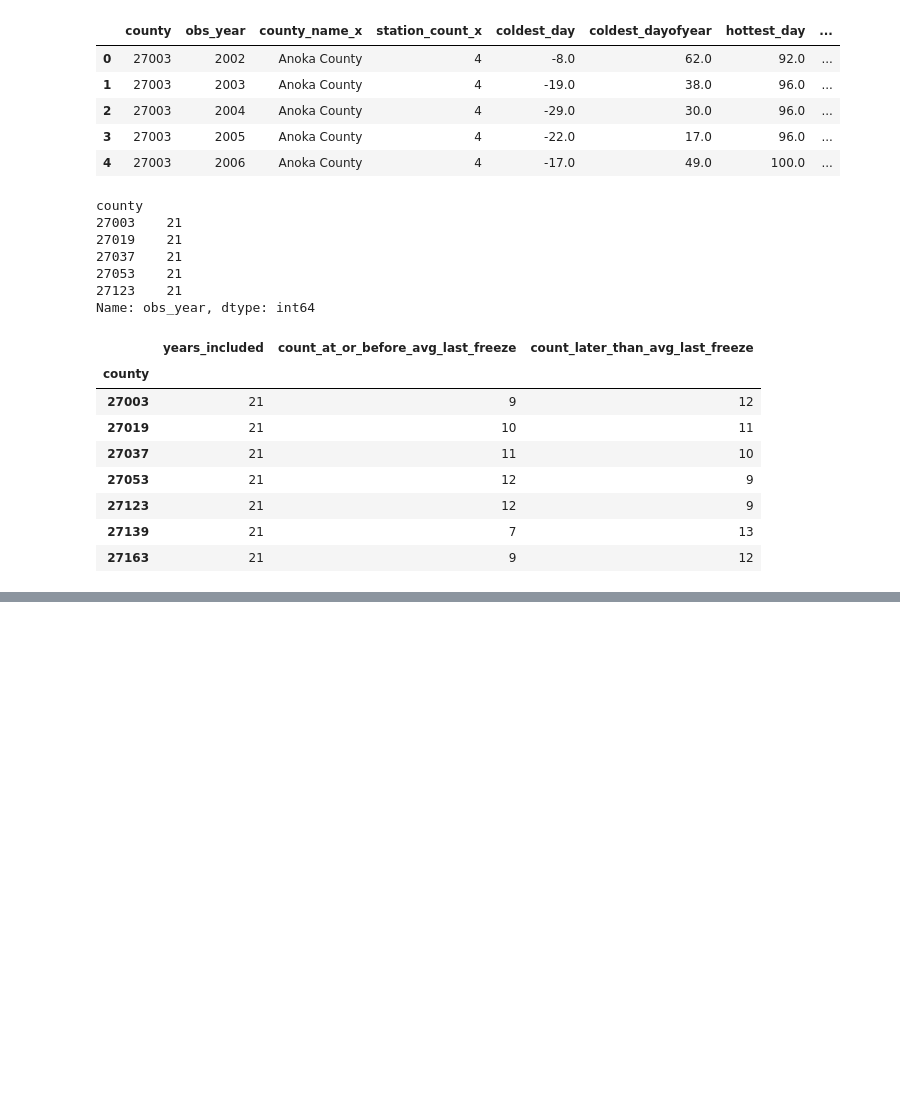
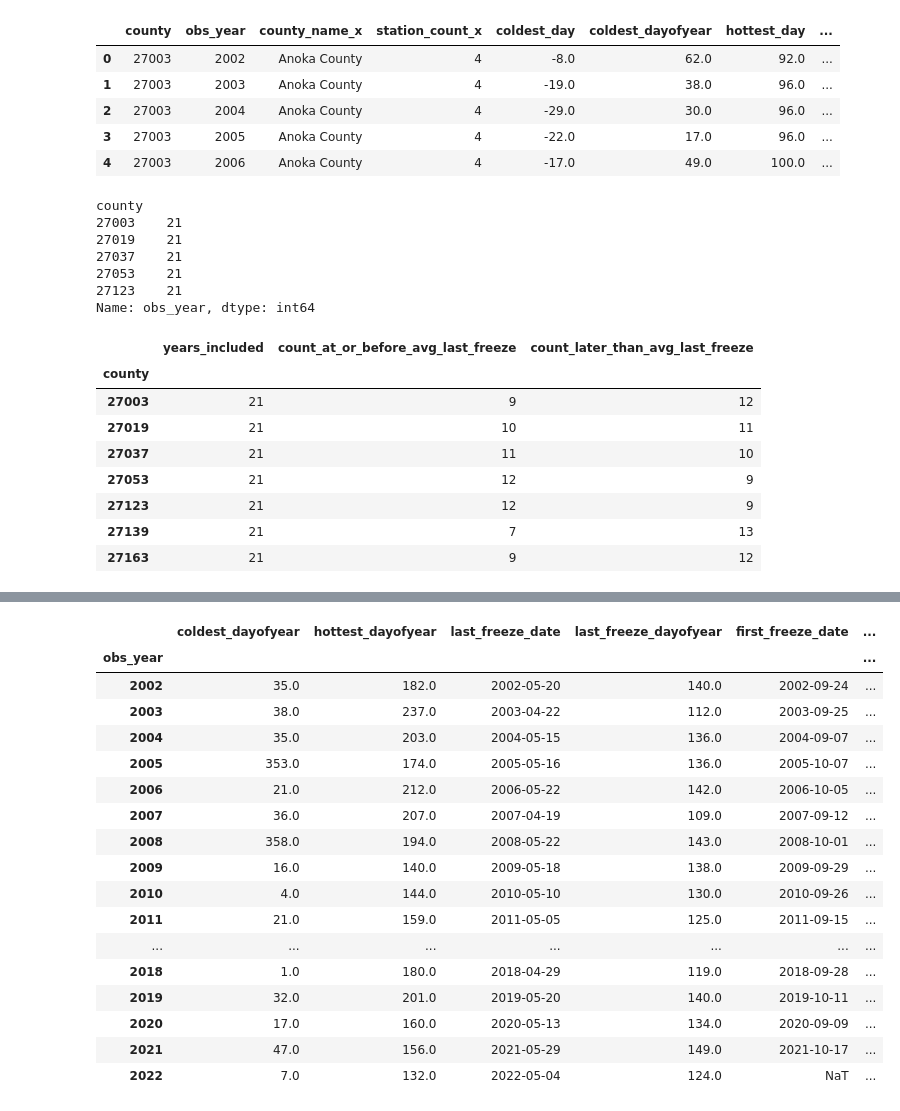
Before and after one commit to UofM-Final-Project/Home_Gardeners_Analysis, a Jupyter notebook: scripts/county_processing.ipynb, the cells around one changed output, grey strips where cells are left out. Cells and saved outputs as stored; diff of their text form; code cells hidden in the pictures; blank space fills up the shorter version.

Commit message:
Added logic/erd-changes for All Stations by year

```diff
--- a/scripts/county_processing.ipynb
+++ b/scripts/county_processing.ipynb
@@ -248,0 +233,21 @@ county_metrics_full_df.head(20)
+# %%
+agg_years_df = years_df.set_index(['obs_year'])
+
+# get the last frost date of each county for each year of data
+last_freeze_df = merged_county_and_yearly_df.groupby(["obs_year"])[['last_freeze_date','last_freeze_dayofyear']].max()
+
+# # get the first freeze in the fall
+first_freeze_df = merged_county_and_yearly_df.groupby(["obs_year"])[['first_freeze_date','first_freeze_dayofyear']].min()
+
+# # Count to Determine if we have a complete set of observations for april to may for each county
+april_to_may_days_recorderd_df = merged_county_and_yearly_df.groupby(['obs_year'])[['observations_recorded_april_to_may']].sum()
+# %%
+# # Get the coldest day of the year
+coldest_day_of_year = merged_county_and_yearly_df.groupby(["obs_year"])[['coldest_day']].min()
+coldest_day_df = pd.merge(coldest_day_of_year, merged_county_and_yearly_df, how='left', left_on=['obs_year','coldest_day'], right_on = ["obs_year","coldest_day"])
+coldest_day_of_year_df = pd.DataFrame(coldest_day_df.groupby(["obs_year"])['coldest_dayofyear'].max())
+coldest_day_of_year_df = coldest_day_of_year_df.reset_index()
+coldest_day_of_year_df = coldest_day_of_year_df.set_index(keys=['obs_year'])
+agg_years_df = pd.merge(agg_years_df, coldest_day_of_year_df, how='left', left_index=True, right_index =True)
+
+agg_years_df.head(30)
@@ -248,0 +273,10 @@ county_metrics_full_df.head(20)
+# %%
+# # Get the hottest day of the year
+hottest_day_of_year = merged_county_and_yearly_df.groupby(["obs_year"])[['hottest_day']].max()
+hottest_day_df = pd.merge(hottest_day_of_year, merged_county_and_yearly_df, how='left', left_on=['obs_year','hottest_day'], right_on = ["obs_year","hottest_day"])
+hottest_day_of_year_df = pd.DataFrame(coldest_day_df.groupby(["obs_year"])['hottest_dayofyear'].min())
+hottest_day_of_year_df = hottest_day_of_year_df.reset_index()
+hottest_day_of_year_df = hottest_day_of_year_df.set_index(keys=['obs_year'])
+agg_years_df = pd.merge(agg_years_df, hottest_day_of_year_df, how='left', left_index=True, right_index =True)
+
+agg_years_df.head(30)
@@ -248,0 +302,26 @@ county_metrics_full_df.head(20)
+# %%
+# merge all the yearly data
+agg_years_df = pd.merge(agg_years_df, last_freeze_df, how='left', left_on=['obs_year'], right_index=True) #,  left_on=['station_uid', 'year'], right_on = ["station_uid","obs_year"])
+agg_years_df = pd.merge(agg_years_df, first_freeze_df, how='left', left_on=['obs_year'], right_index=True) # ,  left_on=['station_uid', 'year'], right_on = ["station_uid","obs_year"])
+agg_years_df = pd.merge(agg_years_df, april_to_may_days_recorderd_df, how='left', left_on=['obs_year'], right_index=True) # ,  left_on=['station_uid', 'year'], right_on = ["station_uid","obs_year"])
+# %%
+agg_years_df.head(100)
+# %% [output]
+|  | coldest_dayofyear | hottest_dayofyear | last_freeze_date | last_freeze_dayofyear | first_freeze_date | ... |
+| obs_year |  |  |  |  |  | ... |
+| 2002 | 35.0 | 182.0 | 2002-05-20 | 140.0 | 2002-09-24 | ... |
+| 2003 | 38.0 | 237.0 | 2003-04-22 | 112.0 | 2003-09-25 | ... |
+| 2004 | 35.0 | 203.0 | 2004-05-15 | 136.0 | 2004-09-07 | ... |
+| 2005 | 353.0 | 174.0 | 2005-05-16 | 136.0 | 2005-10-07 | ... |
+| 2006 | 21.0 | 212.0 | 2006-05-22 | 142.0 | 2006-10-05 | ... |
+| 2007 | 36.0 | 207.0 | 2007-04-19 | 109.0 | 2007-09-12 | ... |
+| 2008 | 358.0 | 194.0 | 2008-05-22 | 143.0 | 2008-10-01 | ... |
+| 2009 | 16.0 | 140.0 | 2009-05-18 | 138.0 | 2009-09-29 | ... |
+| 2010 | 4.0 | 144.0 | 2010-05-10 | 130.0 | 2010-09-26 | ... |
+| 2011 | 21.0 | 159.0 | 2011-05-05 | 125.0 | 2011-09-15 | ... |
+| ... | ... | ... | ... | ... | ... | ... |
+| 2018 | 1.0 | 180.0 | 2018-04-29 | 119.0 | 2018-09-28 | ... |
+| 2019 | 32.0 | 201.0 | 2019-05-20 | 140.0 | 2019-10-11 | ... |
+| 2020 | 17.0 | 160.0 | 2020-05-13 | 134.0 | 2020-09-09 | ... |
+| 2021 | 47.0 | 156.0 | 2021-05-29 | 149.0 | 2021-10-17 | ... |
+| 2022 | 7.0 | 132.0 | 2022-05-04 | 124.0 | NaT | ... |
```
Also changed, not shown: parts of 21 cells of this notebook, 2 other files.
